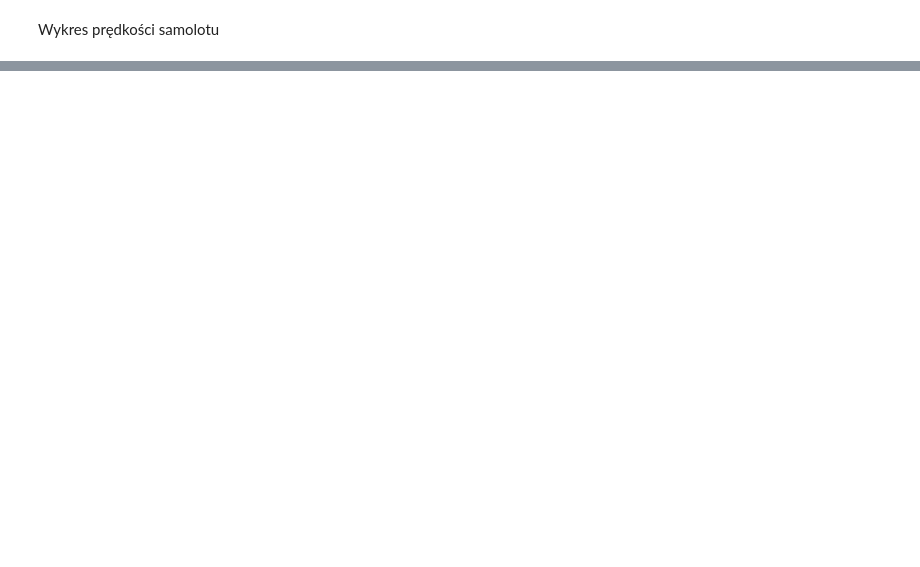
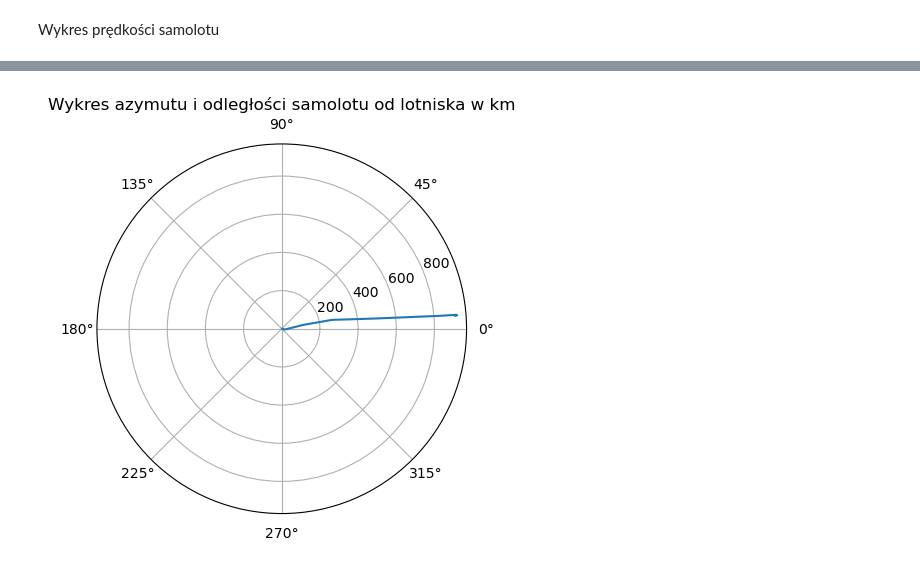
Before and after one commit to radekaadek/WZGW, a Jupyter notebook: 2/sprawozdanie2.ipynb, the cells around one changed output, grey strips where cells are left out. Saved outputs shown, nothing was run; the diff lists cells and outputs as text; code cells hidden in the pictures; blank space fills up the shorter version.

```diff
--- a/2/sprawozdanie2.ipynb
+++ b/2/sprawozdanie2.ipynb
@@ -219,0 +225,7 @@ plt.show()
+# %%
+# polar azimuth distance plot
+plt.polar(np.deg2rad(azimuths), odleglosci)
+plt.title('Wykres azymutu i odległości samolotu od lotniska w km')
+plt.show()
+# %% [output]
+[figure, added]
```
Also changed, not shown: parts of 2 cells of this notebook.
